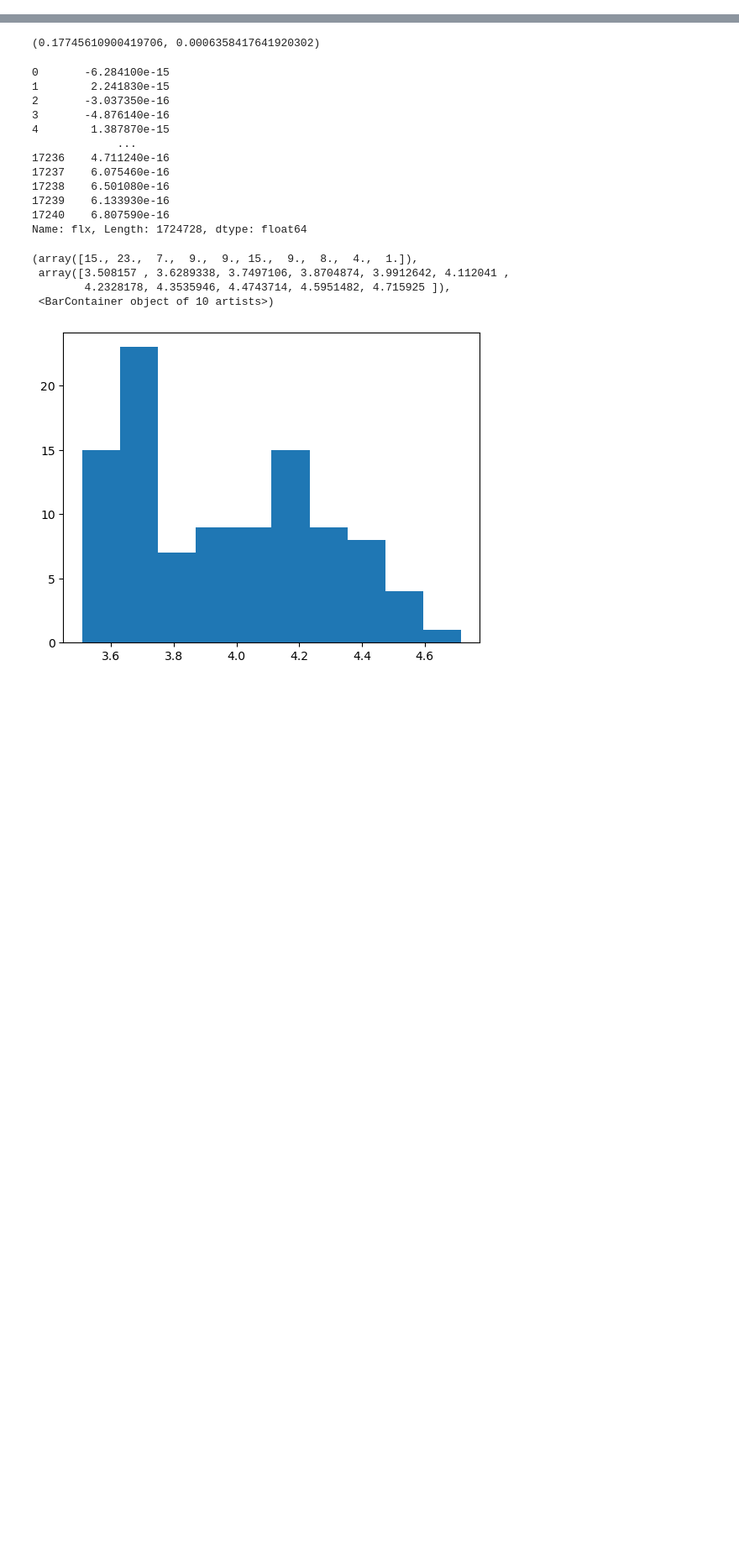
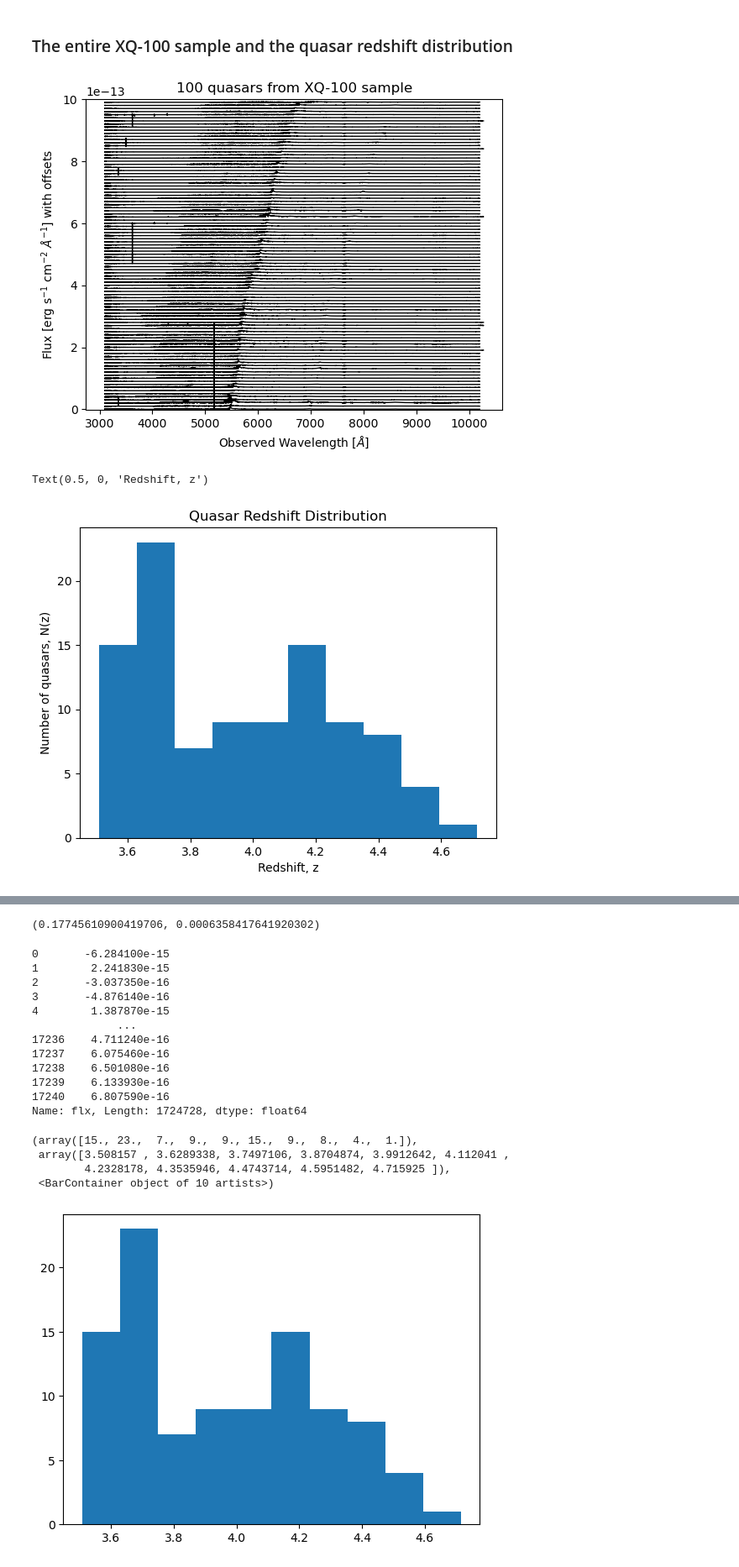
Before and after one commit to bayu-wilson/quasar_spectral_reconstruction_with_PCA, a Jupyter notebook: DimReductionAstroSpectra.ipynb, the cells around one changed output, grey strips where cells are left out. Shown at 84% size. Drawn from its saved outputs; the diff is of its cells as text; code cells hidden in the pictures; blank space fills up the shorter version.

```diff
--- a/DimReductionAstroSpectra.ipynb
+++ b/DimReductionAstroSpectra.ipynb
@@ -45,0 +55,25 @@ plt.ylim(-1e-15,1e-15)
+# %% [markdown]
+### The entire XQ-100 sample and the quasar redshift distribution
+# %%
+N_qso = 100 #len(qso_list)
+flux_bias_plotting = 1e-14
+for i in range(N_qso):
+    df_i = df_tot[df_tot["qso_idx"] == i]
+    wav_rest = df_i["wav"]
+    flx = df_i["flx"]+flux_bias_plotting*i
+    plt.plot(wav_rest, flx,lw=1,color='k')
+plt.ylim(-1e-15,1e-14*N_qso)
+plt.title("100 quasars from XQ-100 sample")
+plt.ylabel(r"Flux [erg s$^{-1}$ cm$^{-2}$ $\AA^{-1}$] with offsets")
+plt.xlabel(r"Observed Wavelength [$\AA$]")
+plt.show()
+
+# N(z) distribution
+plt.title("Quasar Redshift Distribution")
+plt.hist(np.unique(df_tot["redshift"]))
+plt.ylabel("Number of quasars, N(z)")
+plt.xlabel("Redshift, z")
+# %% [output]
+[figure, added]
+Text(0.5, 0, 'Redshift, z')
+[figure, added]
```
Also changed, not shown: parts of 40 cells of this notebook.
